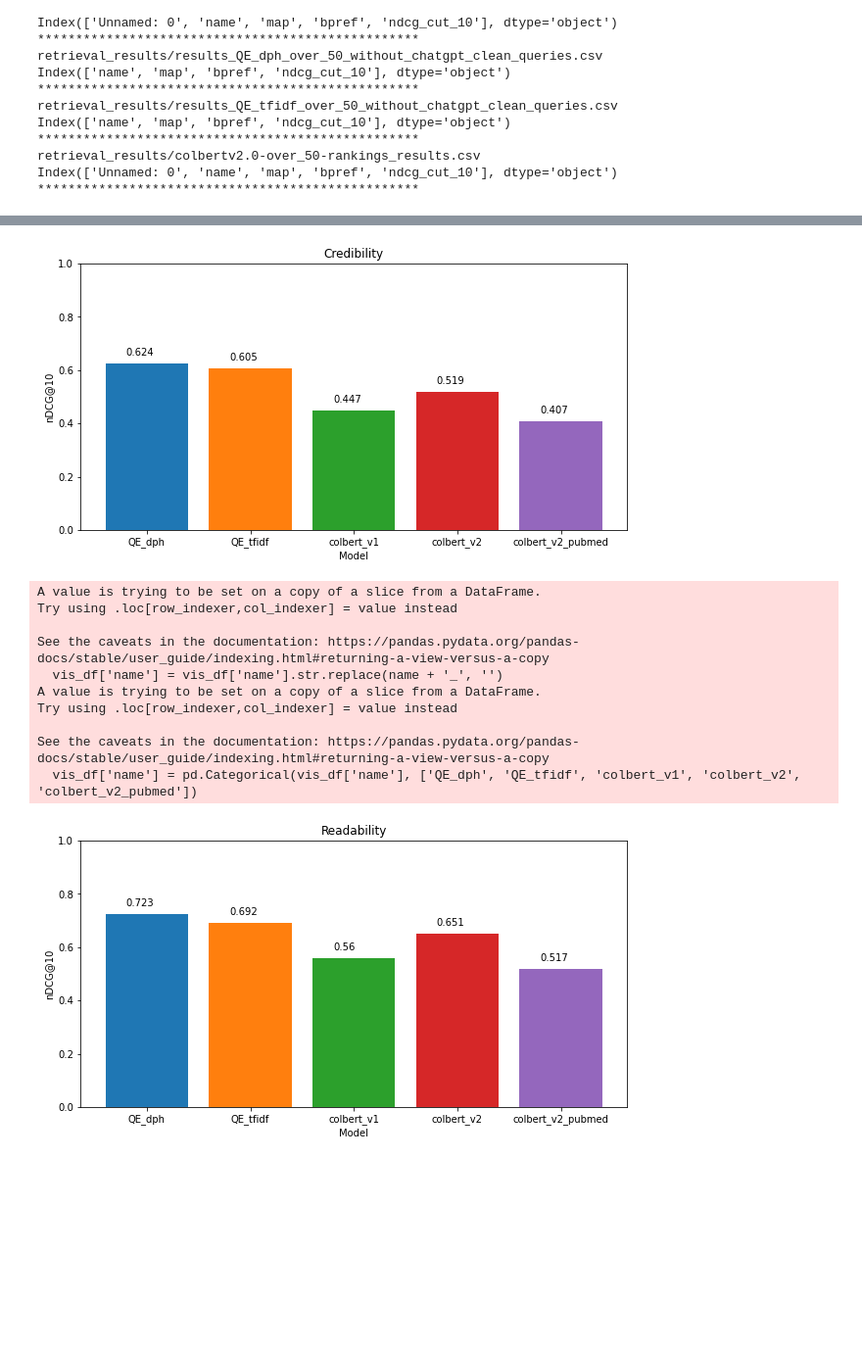
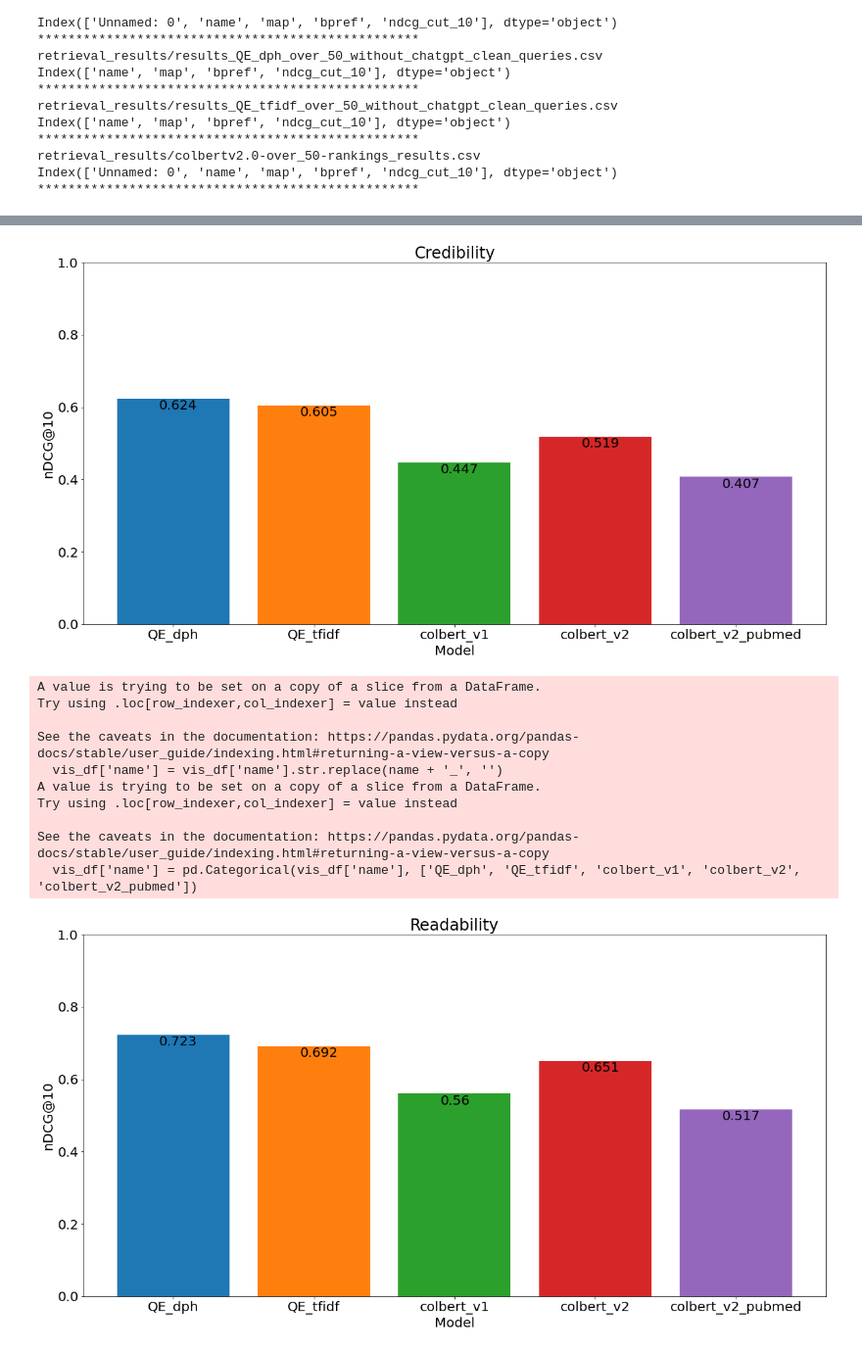
Before and after one commit to JoProbst/ThesisCode, a Jupyter notebook: visualizations/visualize_ranking_results.ipynb, the cells around one changed output, grey strips where cells are left out. Shown: that part at 98% size. Saved outputs shown, nothing was run; the diff lists cells and outputs as text; code cells hidden in the pictures; blank space fills up the shorter version.

Commit message:
improved result visualization

```diff
--- a/visualizations/visualize_ranking_results.ipynb
+++ b/visualizations/visualize_ranking_results.ipynb
@@ -52,10 +52,16 @@ for name in names:
     # add exact value above each bar
     # different color for each model
     # increase figure size
-    plt.figure(figsize=(10, 5))
+
+    plt.figure(figsize=(20, 10))
     plt.bar(vis_df['name'], vis_df['nDCG@10'], color=['#1f77b4', '#ff7f0e', '#2ca02c', '#d62728', '#9467bd'])
     for i, v in enumerate(vis_df['nDCG@10']):
-        plt.text(i-0.2, v+0.03, str(round(v, 3)))
+        plt.text(i-0.1, v-0.03, str(round(v, 3)))
+
+    # increase font size for all text
+    plt.rcParams.update({'font.size': 20})
+    plt.xticks(fontsize=20)
+    plt.yticks(fontsize=20)
 
     plt.ylabel('nDCG@10')
     plt.xlabel('Model')
@@ -77,22 +83,22 @@ See the caveats in the documentation: https://pandas.pydata.org/pandas-docs/stab
 A value is trying to be set on a copy of a slice from a DataFrame.
 Try using .loc[row_indexer,col_indexer] = value instead
 
 See the caveats in the documentation: https://pandas.pydata.org/pandas-docs/stable/user_guide/indexing.html#returning-a-view-versus-a-copy
   vis_df['name'] = vis_df['name'].str.replace(name + '_', '')
 A value is trying to be set on a copy of a slice from a DataFrame.
 Try using .loc[row_indexer,col_indexer] = value instead
 
 See the caveats in the documentation: https://pandas.pydata.org/pandas-docs/stable/user_guide/indexing.html#returning-a-view-versus-a-copy
   vis_df['name'] = pd.Categorical(vis_df['name'], ['QE_dph', 'QE_tfidf', 'colbert_v1', 'colbert_v2', 'colbert_v2_pubmed'])
-[figure, old version]
+[figure, new version]
 A value is trying to be set on a copy of a slice from a DataFrame.
 Try using .loc[row_indexer,col_indexer] = value instead
 
 See the caveats in the documentation: https://pandas.pydata.org/pandas-docs/stable/user_guide/indexing.html#returning-a-view-versus-a-copy
   vis_df['name'] = vis_df['name'].str.replace(name + '_', '')
 A value is trying to be set on a copy of a slice from a DataFrame.
 Try using .loc[row_indexer,col_indexer] = value instead
 
 See the caveats in the documentation: https://pandas.pydata.org/pandas-docs/stable/user_guide/indexing.html#returning-a-view-versus-a-copy
   vis_df['name'] = pd.Categorical(vis_df['name'], ['QE_dph', 'QE_tfidf', 'colbert_v1', 'colbert_v2', 'colbert_v2_pubmed'])
-[figure, old version]
+[figure, new version]
```
Also changed, not shown: parts of 1 cell of this notebook.
